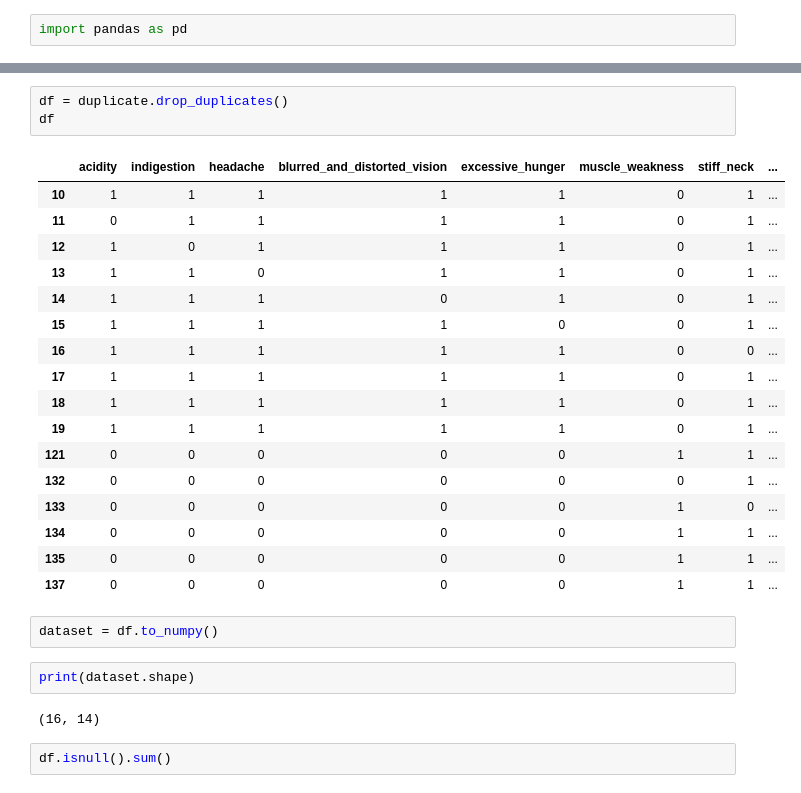
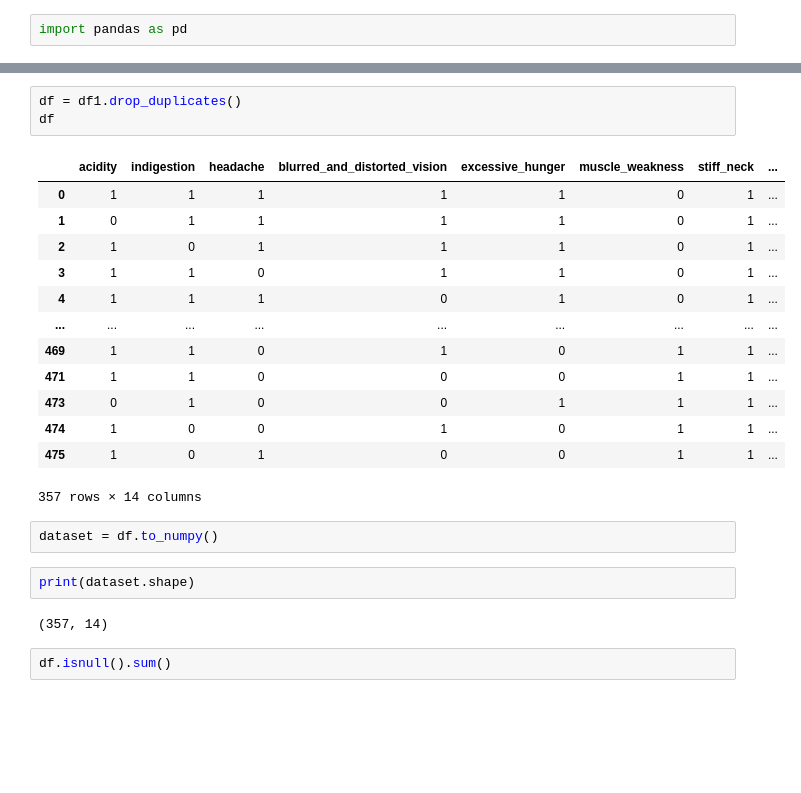
Before and after one commit to AbdullahShiraz/AYUCARE, a Jupyter notebook: Nadun/Disease_Prediction_Model/main.ipynb, the cells around one changed output, grey strips where cells are left out. Saved outputs shown, nothing was run; the diff lists cells and outputs as text; blank space fills up the shorter version.

```diff
--- a/Nadun/Disease_Prediction_Model/main.ipynb
+++ b/Nadun/Disease_Prediction_Model/main.ipynb
@@ -44,30 +44,26 @@ Duplicate Rows :
 # %%
-df = duplicate.drop_duplicates()
+df = df1.drop_duplicates()
 df
 # %% [output]
 |  | acidity | indigestion | headache | blurred_and_distorted_vision | excessive_hunger | muscle_weakness | stiff_neck | ... |
-| 10 | 1 | 1 | 1 | 1 | 1 | 0 | 1 | ... |
-| 11 | 0 | 1 | 1 | 1 | 1 | 0 | 1 | ... |
-| 12 | 1 | 0 | 1 | 1 | 1 | 0 | 1 | ... |
-| 13 | 1 | 1 | 0 | 1 | 1 | 0 | 1 | ... |
-| 14 | 1 | 1 | 1 | 0 | 1 | 0 | 1 | ... |
-| 15 | 1 | 1 | 1 | 1 | 0 | 0 | 1 | ... |
-| 16 | 1 | 1 | 1 | 1 | 1 | 0 | 0 | ... |
-| 17 | 1 | 1 | 1 | 1 | 1 | 0 | 1 | ... |
-| 18 | 1 | 1 | 1 | 1 | 1 | 0 | 1 | ... |
-| 19 | 1 | 1 | 1 | 1 | 1 | 0 | 1 | ... |
-| 121 | 0 | 0 | 0 | 0 | 0 | 1 | 1 | ... |
-| 132 | 0 | 0 | 0 | 0 | 0 | 0 | 1 | ... |
-| 133 | 0 | 0 | 0 | 0 | 0 | 1 | 0 | ... |
-| 134 | 0 | 0 | 0 | 0 | 0 | 1 | 1 | ... |
-| 135 | 0 | 0 | 0 | 0 | 0 | 1 | 1 | ... |
-| 137 | 0 | 0 | 0 | 0 | 0 | 1 | 1 | ... |
+| 0 | 1 | 1 | 1 | 1 | 1 | 0 | 1 | ... |
+| 1 | 0 | 1 | 1 | 1 | 1 | 0 | 1 | ... |
+| 2 | 1 | 0 | 1 | 1 | 1 | 0 | 1 | ... |
+| 3 | 1 | 1 | 0 | 1 | 1 | 0 | 1 | ... |
+| 4 | 1 | 1 | 1 | 0 | 1 | 0 | 1 | ... |
+| ... | ... | ... | ... | ... | ... | ... | ... | ... |
+| 469 | 1 | 1 | 0 | 1 | 0 | 1 | 1 | ... |
+| 471 | 1 | 1 | 0 | 0 | 0 | 1 | 1 | ... |
+| 473 | 0 | 1 | 0 | 0 | 1 | 1 | 1 | ... |
+| 474 | 1 | 0 | 0 | 1 | 0 | 1 | 1 | ... |
+| 475 | 1 | 0 | 1 | 0 | 0 | 1 | 1 | ... |
+357 rows × 14 columns
 # %%
 dataset = df.to_numpy()
 # %%
 print(dataset.shape)
 # %% [output]
-(16, 14)
+(357, 14)
 # %%
 df.isnull().sum()
 # %% [output]
```
Also changed, not shown: parts of 8 cells of this notebook, 6 other files.
